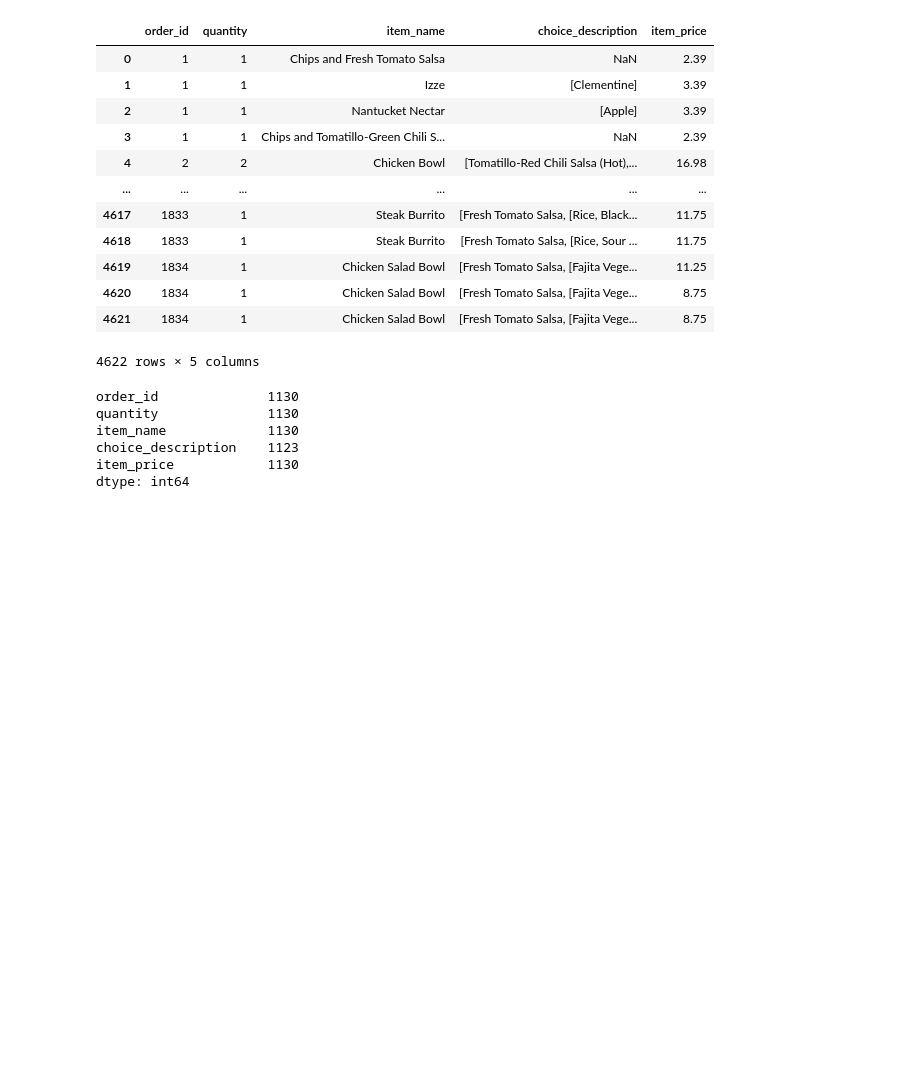
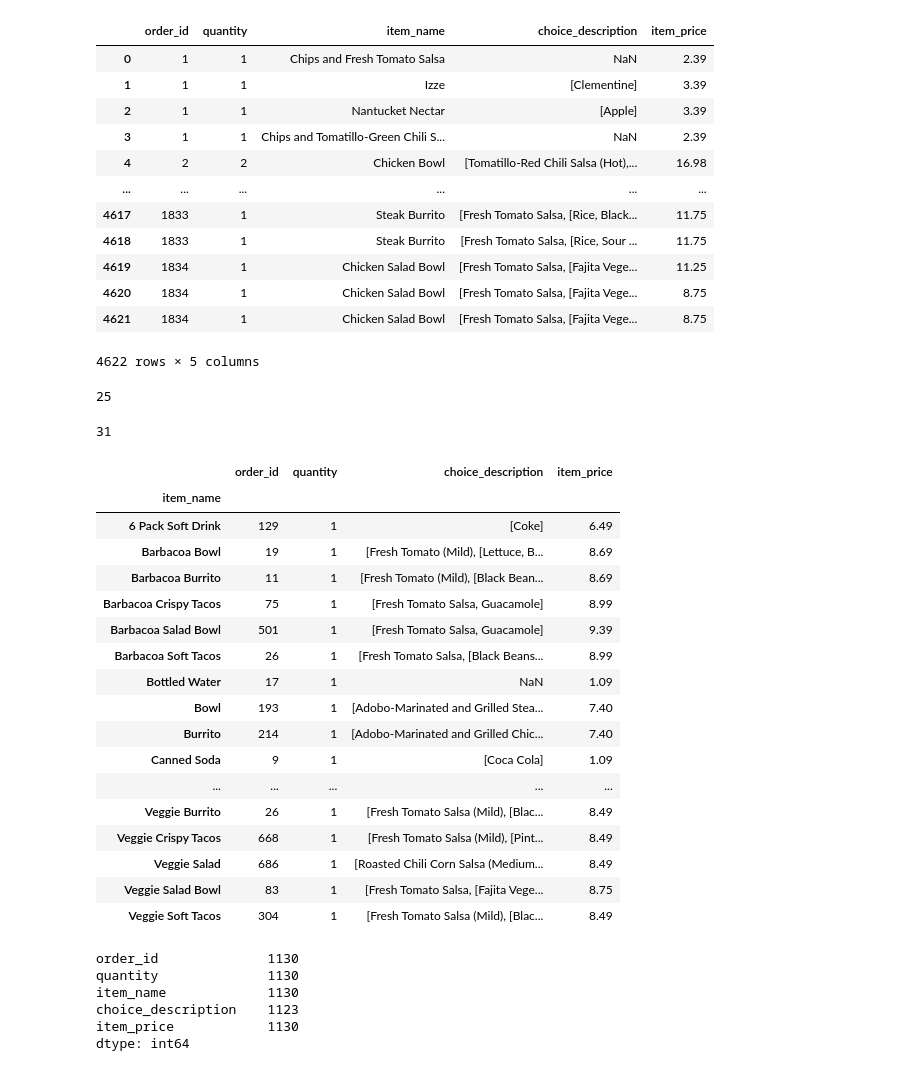
Before and after one commit to hartkim/python_practice, a Jupyter notebook: tuto-homework/02_Filtering_&_Sorting_Chipotle_Exercises.ipynb, the cells around one changed output. Drawn from its saved outputs; the diff is of its cells as text; code cells hidden in the pictures; blank space fills up the shorter version.

```diff
--- a/tuto-homework/02_Filtering_&_Sorting_Chipotle_Exercises.ipynb
+++ b/tuto-homework/02_Filtering_&_Sorting_Chipotle_Exercises.ipynb
@@ -65,6 +78,42 @@ chipo
 | 4620 | 1834 | 1 | Chicken Salad Bowl | [Fresh Tomato Salsa, [Fajita Vege... | 8.75 |
 | 4621 | 1834 | 1 | Chicken Salad Bowl | [Fresh Tomato Salsa, [Fajita Vege... | 8.75 |
 4622 rows × 5 columns
+# %%
+# 강사님 코드
+# 주문횟수 1 그리고 10달러 이상인 것들 뽑기
+one_list = (chipo.quantity ==1) & (chipo.item_price >= 10)
+chipo[one_list].item_name.nunique() #nunique는 item_name이 겹치지 않는 애들을 가져온다
+# %% [output]
+25
+# %%
+# 강사님코드
+# 품목별로 묶고 max값 df 저장
+# 저장한 값에서 10달러 이상인 것 값 세기
+df = chipo.groupby("item_name").max()
+len(df[df.item_price >=10])
+# %% [output]
+31
+# %%
+df
+# %% [output]
+|  | order_id | quantity | choice_description | item_price |
+| item_name |  |  |  |  |
+| 6 Pack Soft Drink | 129 | 1 | [Coke] | 6.49 |
+| Barbacoa Bowl | 19 | 1 | [Fresh Tomato (Mild), [Lettuce, B... | 8.69 |
+| Barbacoa Burrito | 11 | 1 | [Fresh Tomato (Mild), [Black Bean... | 8.69 |
+| Barbacoa Crispy Tacos | 75 | 1 | [Fresh Tomato Salsa, Guacamole] | 8.99 |
+| Barbacoa Salad Bowl | 501 | 1 | [Fresh Tomato Salsa, Guacamole] | 9.39 |
+| Barbacoa Soft Tacos | 26 | 1 | [Fresh Tomato Salsa, [Black Beans... | 8.99 |
+| Bottled Water | 17 | 1 | NaN | 1.09 |
+| Bowl | 193 | 1 | [Adobo-Marinated and Grilled Stea... | 7.40 |
+| Burrito | 214 | 1 | [Adobo-Marinated and Grilled Chic... | 7.40 |
+| Canned Soda | 9 | 1 | [Coca Cola] | 1.09 |
+| ... | ... | ... | ... | ... |
+| Veggie Burrito | 26 | 1 | [Fresh Tomato Salsa (Mild), [Blac... | 8.49 |
+| Veggie Crispy Tacos | 668 | 1 | [Fresh Tomato Salsa (Mild), [Pint... | 8.49 |
+| Veggie Salad | 686 | 1 | [Roasted Chili Corn Salsa (Medium... | 8.49 |
+| Veggie Salad Bowl | 83 | 1 | [Fresh Tomato Salsa, [Fajita Vege... | 8.75 |
+| Veggie Soft Tacos | 304 | 1 | [Fresh Tomato Salsa (Mild), [Blac... | 8.49 |
 # %%
 chipo[chipo.item_price >= 10].count()
 # 1130개
```
Also changed, not shown: parts of 14 cells of this notebook, 3 other files.
